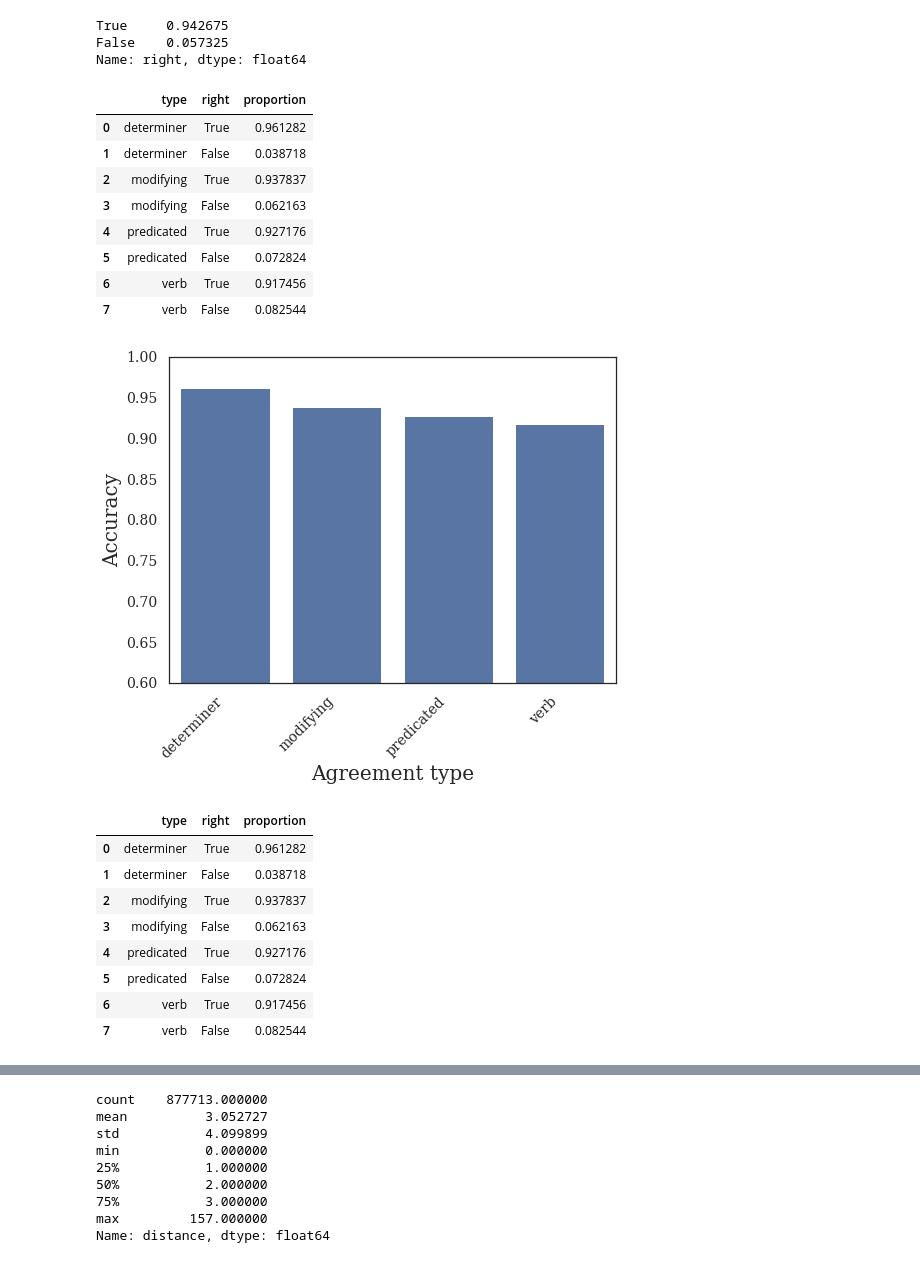
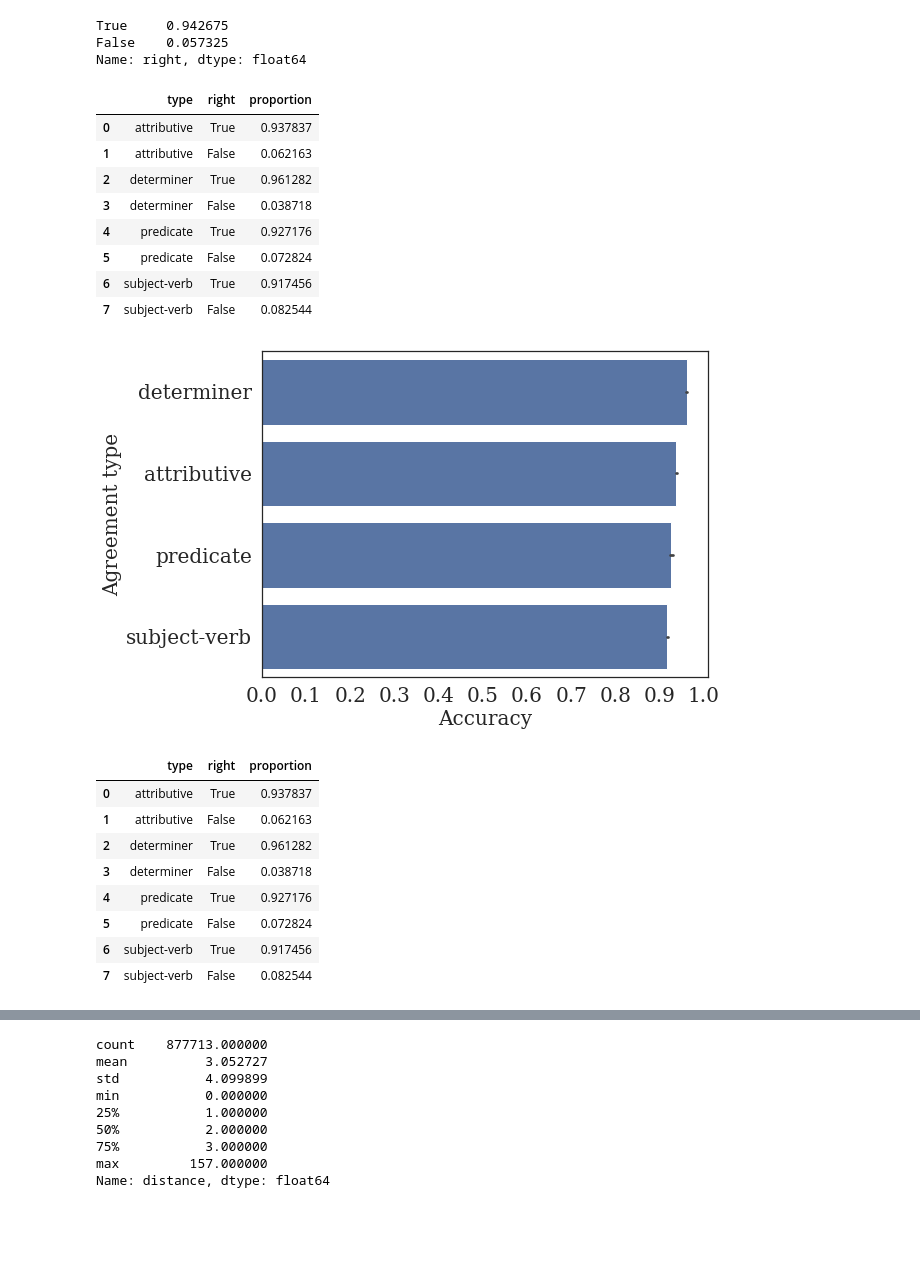
Before and after one commit to geoffbacon/does-bert-agree, a Jupyter notebook: notebooks/analysis.ipynb, the cells around one changed output, grey strips where cells are left out. Drawn from its saved outputs; the diff is of its cells as text; code cells hidden in the pictures; blank space fills up the shorter version.

Commit message:
error bars for plots

```diff
--- a/notebooks/analysis.ipynb
+++ b/notebooks/analysis.ipynb
@@ -536,6 +537,7 @@ for fname in EXPERIMENT_FNAMES:
     experiments.append(ex)
 experiments = pd.concat(experiments, sort=False)
 experiments.reset_index(inplace=True)
+experiments.replace({"type": {"predicated": "predicate", "modifying": "attributive", "verb": "subject-verb"}}, inplace=True)
 experiments.head(2)
 # %% [output]
 |  | uid | type | pos | number | gender | case | person | masked | other_masked | ... |
@@ -607,11 +609,11 @@ results_by_type = (experiments.groupby('type')['right']
 results_by_type
 # %% [output]
 |  | type | right | proportion |
-| 0 | determiner | True | 0.961282 |
-| 1 | determiner | False | 0.038718 |
-| 2 | modifying | True | 0.937837 |
-| 3 | modifying | False | 0.062163 |
-| 4 | predicated | True | 0.927176 |
-| 5 | predicated | False | 0.072824 |
-| 6 | verb | True | 0.917456 |
-| 7 | verb | False | 0.082544 |
+| 0 | attributive | True | 0.937837 |
+| 1 | attributive | False | 0.062163 |
+| 2 | determiner | True | 0.961282 |
+| 3 | determiner | False | 0.038718 |
+| 4 | predicate | True | 0.927176 |
+| 5 | predicate | False | 0.072824 |
+| 6 | subject-verb | True | 0.917456 |
+| 7 | subject-verb | False | 0.082544 |
@@ -618,9 +632,18 @@ results_by_type
+# %%
+# Quicker hack
+def errorbar_barplot(df, x, y, figsize=(14, 10), fontsize=20):
+    results = experiments.groupby(x)["right"].value_counts(normalize=True).to_frame('proportion').reset_index()
+    order = list(results[results["right"]].sort_values(by="proportion", ascending=False)[x])
+    plt.figure(figsize=figsize)
+    plot = sns.barplot(x=y, y=x, data=df, color=BLUE, order=order);
+    ticks = [0.0, 0.1, 0.2, 0.3, 0.4, 0.5, 0.6, 0.7, 0.8, 0.9, 1.0]
+    plt.xticks(ticks, ticks)
+    plt.tick_params(labelsize=fontsize)
+    plt.xlabel("Accuracy", fontsize=fontsize);
+    return plot
 # %%
-plot = barplot(results_by_type[results_by_type['right']], 'type', 'proportion', figsize=(8,6))
+plot = errorbar_barplot(experiments, "type", "right", figsize=(8, 6))
 fontsize = 20
-plt.xlabel("Agreement type", fontsize=fontsize)
-plt.ylabel("Accuracy", fontsize=fontsize)
-plt.ylim((0.6, 1.0))
-plt.tick_params(labelsize=14)
+plt.ylabel("Agreement type", fontsize=fontsize);
 # %% [output]
-[figure, old version]
+[figure, new version]
@@ -633,11 +658,11 @@ results_by_type = (experiments.groupby('type')['right']
 results_by_type
 # %% [output]
 |  | type | right | proportion |
-| 0 | determiner | True | 0.961282 |
-| 1 | determiner | False | 0.038718 |
-| 2 | modifying | True | 0.937837 |
-| 3 | modifying | False | 0.062163 |
-| 4 | predicated | True | 0.927176 |
-| 5 | predicated | False | 0.072824 |
-| 6 | verb | True | 0.917456 |
-| 7 | verb | False | 0.082544 |
+| 0 | attributive | True | 0.937837 |
+| 1 | attributive | False | 0.062163 |
+| 2 | determiner | True | 0.961282 |
+| 3 | determiner | False | 0.038718 |
+| 4 | predicate | True | 0.927176 |
+| 5 | predicate | False | 0.072824 |
+| 6 | subject-verb | True | 0.917456 |
+| 7 | subject-verb | False | 0.082544 |
```
Also changed, not shown: parts of 19 cells of this notebook.
